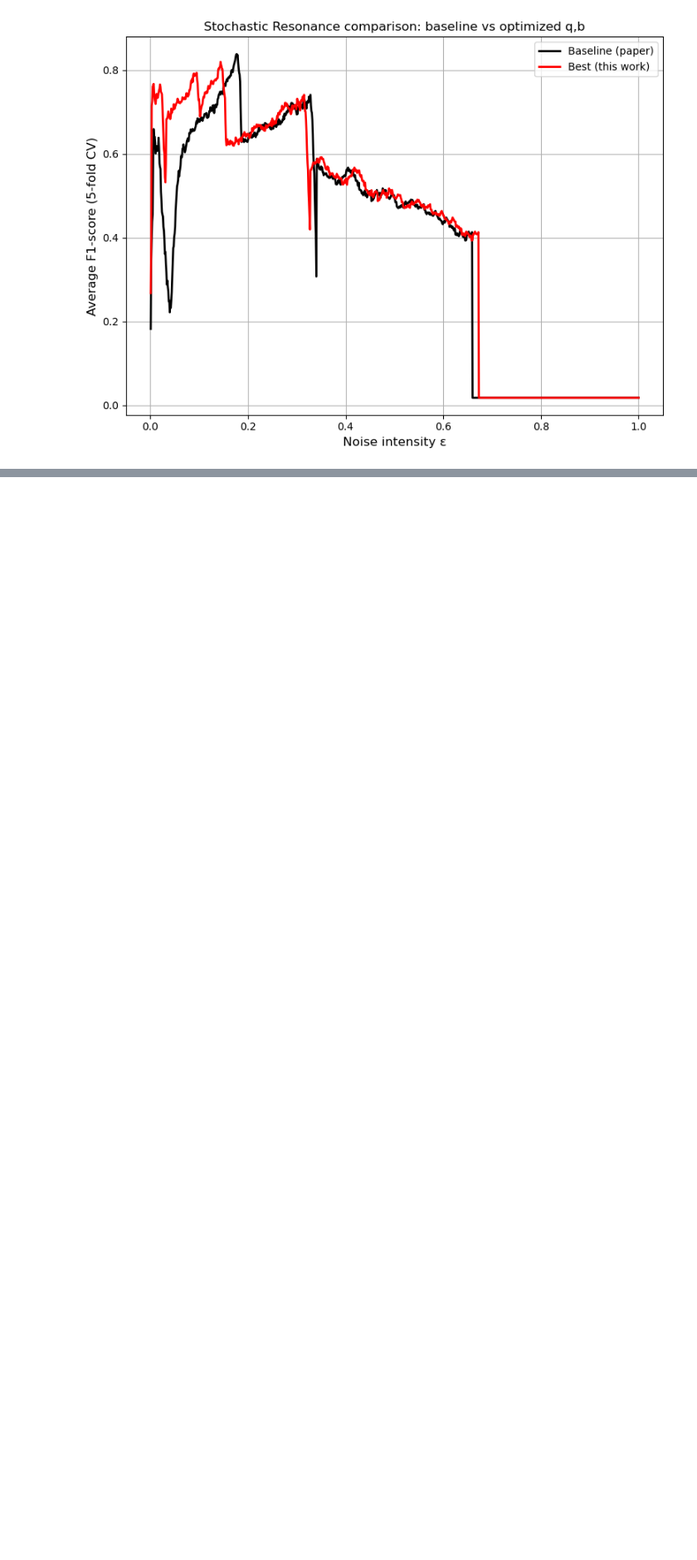
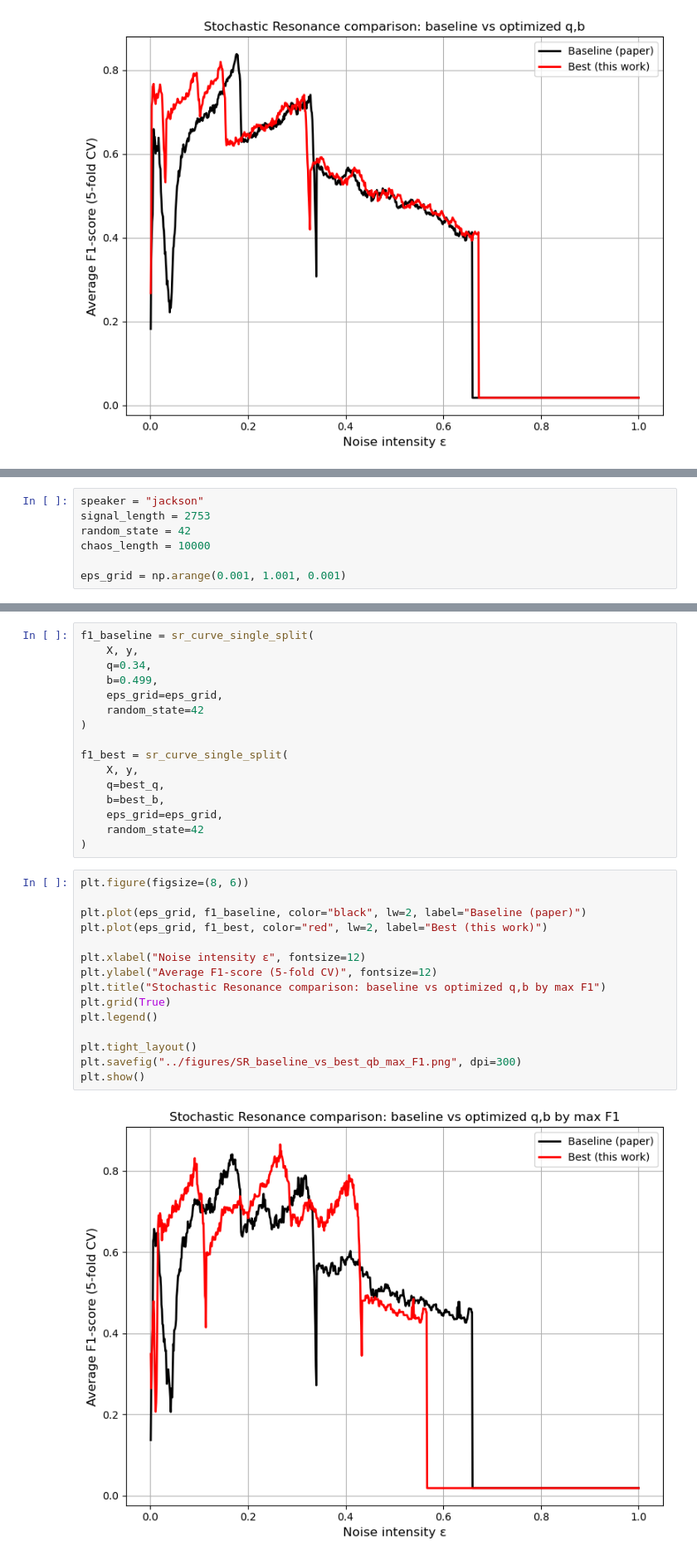
Before and after one commit to Lunciare/ML-tasks, a Jupyter notebook: Chaos_Net/notebooks/02_sr_experiments.ipynb, the cells around one changed output, grey strips where cells are left out. Shown at 83% size. Drawn from its saved outputs; the diff is of its cells as text; blank space fills up the shorter version.

```diff
--- a/Chaos_Net/notebooks/02_sr_experiments.ipynb
+++ b/Chaos_Net/notebooks/02_sr_experiments.ipynb
@@ -1274,0 +1313,7 @@ plt.show()
+# %%
+speaker = "jackson"
+signal_length = 2753
+random_state = 42
+chaos_length = 10000
+
+eps_grid = np.arange(0.001, 1.001, 0.001)
@@ -1274,0 +1365,33 @@ plt.show()
+# %%
+f1_baseline = sr_curve_single_split(
+    X, y,
+    q=0.34,
+    b=0.499,
+    eps_grid=eps_grid,
+    random_state=42
+)
+
+f1_best = sr_curve_single_split(
+    X, y,
+    q=best_q,
+    b=best_b,
+    eps_grid=eps_grid,
+    random_state=42
+)
+# %%
+plt.figure(figsize=(8, 6))
+
+plt.plot(eps_grid, f1_baseline, color="black", lw=2, label="Baseline (paper)")
+plt.plot(eps_grid, f1_best, color="red", lw=2, label="Best (this work)")
+
+plt.xlabel("Noise intensity ε", fontsize=12)
+plt.ylabel("Average F1-score (5-fold CV)", fontsize=12)
+plt.title("Stochastic Resonance comparison: baseline vs optimized q,b by max F1")
+plt.grid(True)
+plt.legend()
+
+plt.tight_layout()
+plt.savefig("../figures/SR_baseline_vs_best_qb_max_F1.png", dpi=300)
+plt.show()
+# %% [output]
+[figure, added]
```
Also changed, not shown: parts of 7 cells of this notebook, 3 other files.
